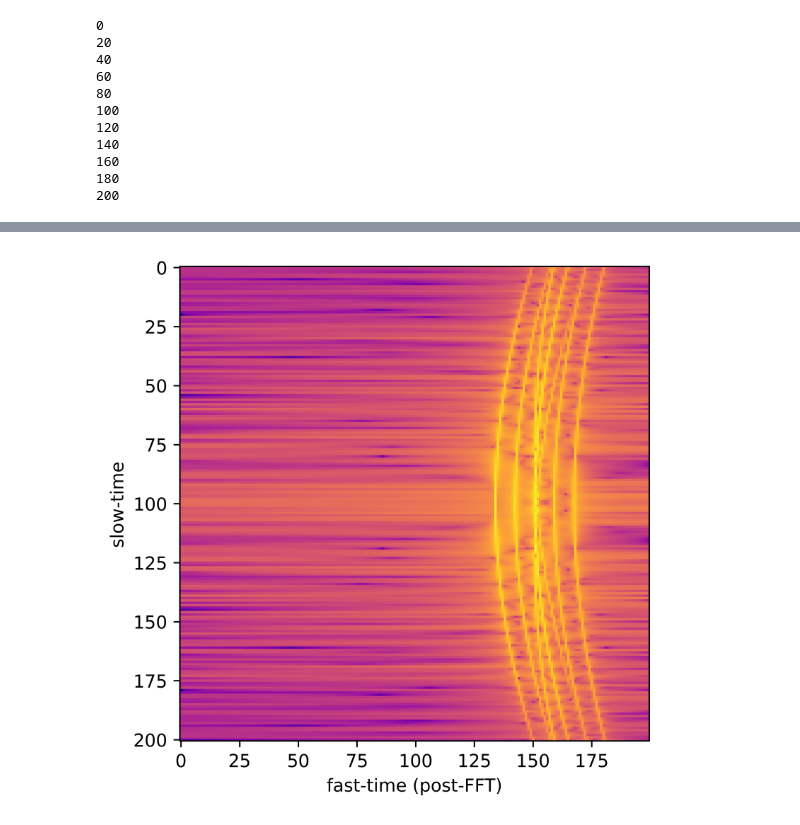
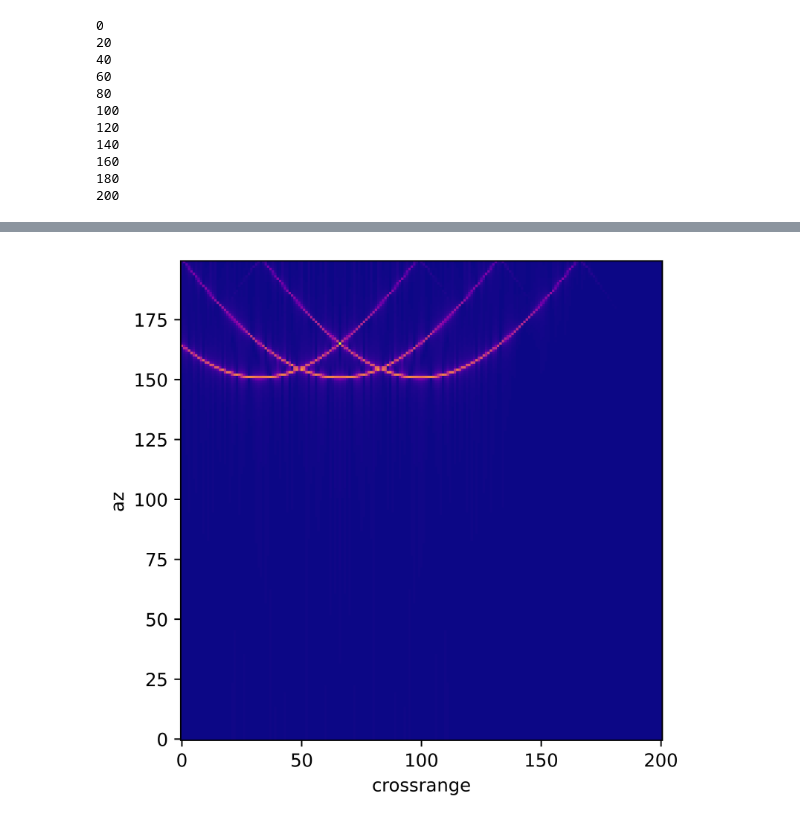
Before and after one commit to morzack/ece592-radar-SAR-proj, a Jupyter notebook: sar_sim.ipynb, the cells around one changed output, grey strips where cells are left out. Saved outputs shown, nothing was run; the diff lists cells and outputs as text; code cells hidden in the pictures.

```diff
--- a/sar_sim.ipynb
+++ b/sar_sim.ipynb
@@ -148,10 +157,10 @@ def ret_adc_target(t, gain_f, target_range, target_rcs, target_angle_rad):
 
 def ret_adc_target_realspace(t, gain_f, target_rcs, target_pos, radar_pos, radar_angle):
     # assume radar angle 0 deg = looking along X axis
-    dx, dy = (target_pos[0] - radar_pos[0]), (target_pos[1] - radar_pos[1])
-    target_angle = math.atan2(dy, dx)
+    d_crossrange, d_az = (target_pos[0] - radar_pos[0]), (target_pos[1] - radar_pos[1])
+    target_angle = math.atan2(d_az, d_crossrange)
     delta_angle = target_angle - radar_angle
-    target_dist = math.hypot(dx, dy)
+    target_dist = math.hypot(d_crossrange, d_az)
     return ret_adc_target(t, gain_f, target_dist, target_rcs, delta_angle)
 
 def ret_adc(t, gain_f, targets, radar_pos, radar_angle):
@@ -242,16 +254,15 @@ for sweep_raw in range(n_sweeps):
 200
 # %%
 # with some data, now we can do processing. start by plotting data
-data_matrix_numpy = np.zeros((len(data_matrix), len(data_matrix[0])))
+data_matrix_numpy = np.zeros(shape=(len(data_matrix), len(data_matrix[0]))) # crossrange, az
 print(data_matrix_numpy.shape)
-for k1, s in enumerate(data_matrix):
-    for k2 in range(len(data_matrix[0])):
+for k1, s in enumerate(data_matrix): # crossrange
+    for k2 in range(len(data_matrix[0])): # az
         data_matrix_numpy[k1, k2] = s[k2]
-data_matrix_numpy = data_matrix_numpy
 fig, ax = plt.subplots()
-ax.imshow(10*np.log10(data_matrix_numpy), cmap='plasma', interpolation='nearest')
-ax.set(xlabel='fast-time', ylabel='slow-time')
-ax.set_aspect(1/(len(data_matrix)/len(data_matrix[0])))
+ax.imshow(data_matrix_numpy[:,:].T, cmap='plasma', interpolation='nearest')
+ax.set(xlabel='crossrange', ylabel='az')
+# ax.set_aspect(1/(len(data_matrix)/len(data_matrix[0])))
 ax.grid()
 plt.show()
 # %% [output]
@@ -260,38 +271,40 @@ plt.show()
 # %%
 # then, let's attempt range compression
 # simply perform an FFT on each fast-time slice and spit out the values
 # max_range_gate_m = 4 # for range gating the plot
 # max_range_m = c * ANT_pulse_dur / 2 # physical max range for chirp
 # print(max_range_m)
 # range_res_m = max_range_m / len(data_matrix[0])
 # print(len(data_matrix[0]))
 # print("range res:", range_res_m)
 # max_bin = int((max_range_gate_m // range_res_m) * 2)
 # print(max_bin)
 
 # max_bin = int(300)
 max_bin = len(data_matrix[0])//2
 # max_bin = len(data_matrix[0])
 
 # estimate a noise floor to clamp power
 noise_floor = 1.38e-23 * 300 * (ANT_fs) * ANT_NF
 
 fft_vals = np.zeros((len(data_matrix), max_bin))
-for fast_time in range(len(data_matrix)):
-    fft_out = np.fft.fft(data_matrix_numpy[fast_time], 402)
-    for x in range(max_bin):
-        v = np.max([np.abs(fft_out[x]), noise_floor])
-        fft_vals[fast_time, x] = 10*np.log10(v)
+for idx_crossrange in range(len(data_matrix)):
+    fft_out = np.fft.fft(data_matrix_numpy[idx_crossrange], 402)
+    for idx_az in range(max_bin):
+        v = np.max([np.abs(fft_out[idx_az]), noise_floor])
+        # fft_vals[idx_crossrange, idx_az] = 10*np.log10(v)
+        fft_vals[idx_crossrange, idx_az] = v
         # fft_vals[fast_time, x] = np.abs(fft_out[x])
 fig, ax = plt.subplots()
-ax.imshow(fft_vals, cmap='plasma', interpolation='nearest')
-ax.set(xlabel='fast-time (post-FFT)', ylabel='slow-time')
-ax.set_aspect(len(data_matrix)/max_bin)
+ax.imshow(fft_vals.T, cmap='plasma', interpolation='nearest')
+ax.set(xlabel='crossrange', ylabel='az')
+ax.invert_yaxis()
+# ax.set_aspect(len(data_matrix)/max_bin)
 plt.gcf().set_dpi(1000)
 plt.show()
 # plt.plot(fft_vals)
 # %% [output]
-[figure, old version]
+[figure, new version]
 # %%
 position_track = np.array(SAR_positions)
 
```
Also changed, not shown: parts of 8 cells of this notebook, 1 other file.
